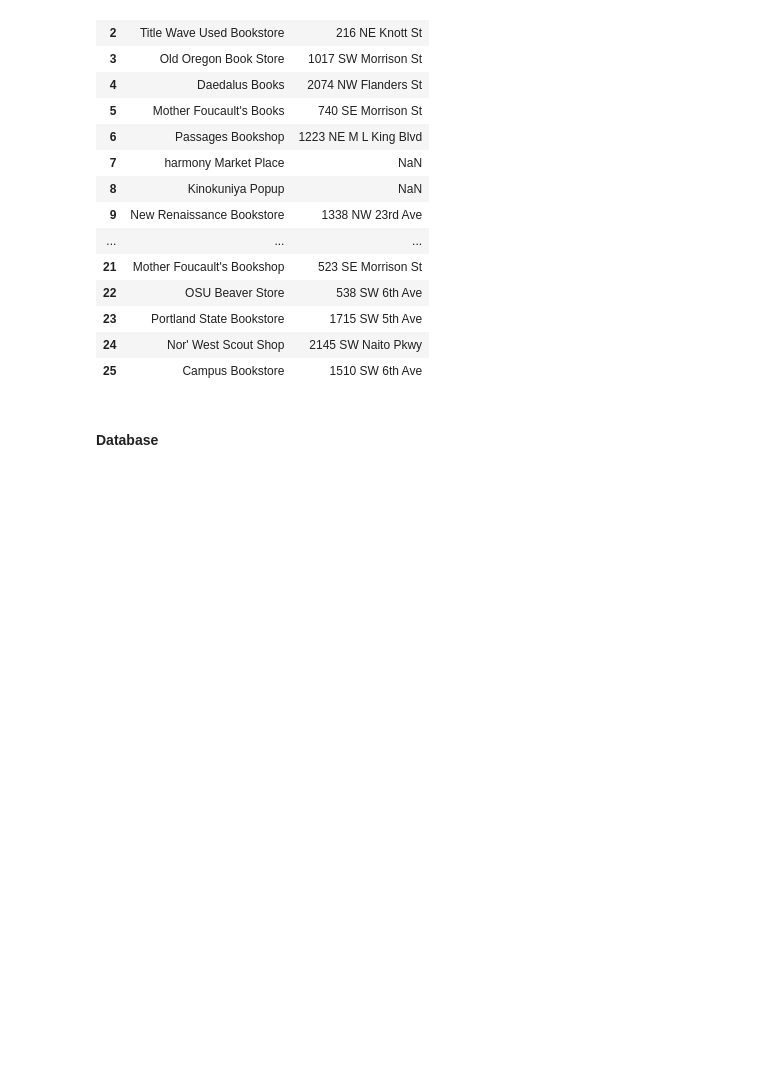
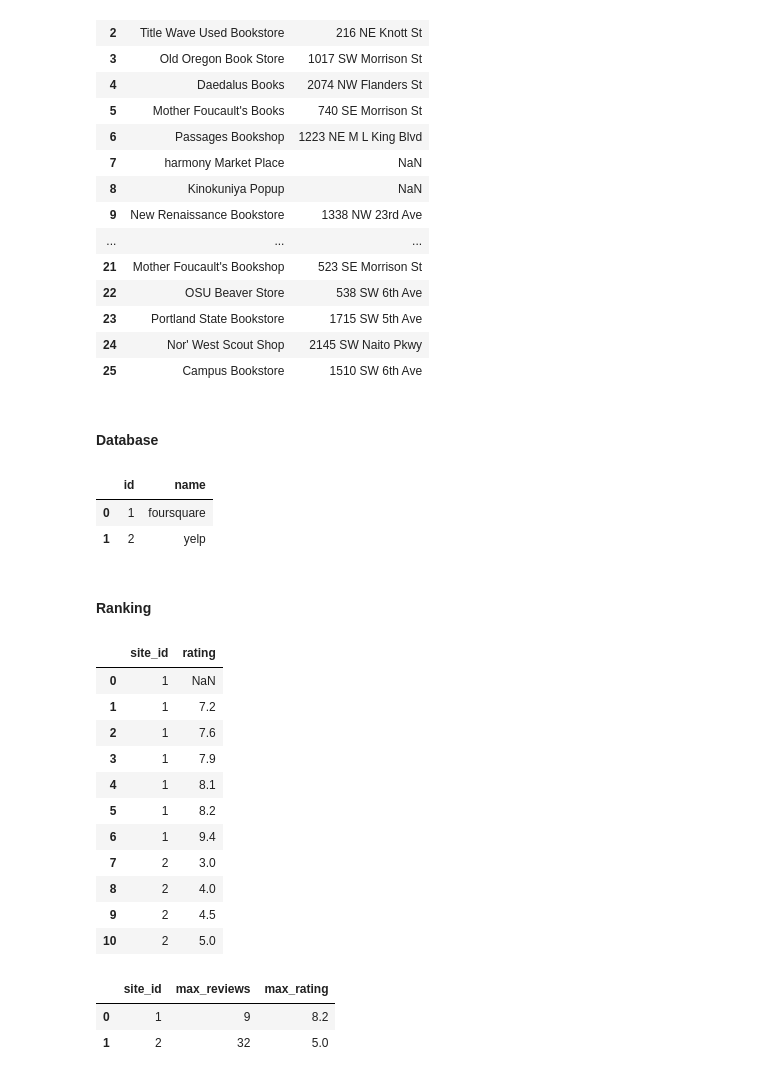
Before and after one commit to def-gthill/mini-project-places, a Jupyter notebook: places.ipynb, the cells around one changed output. Cells and saved outputs as stored; diff of their text form; code cells hidden in the pictures; blank space fills up the shorter version.

```diff
--- a/places.ipynb
+++ b/places.ipynb
@@ -348,0 +350,6 @@ create table place_site_entries(
+# %%
+pd.read_sql("select * from review_sites", connection)
+# %% [output]
+|  | id | name |
+| 0 | 1 | foursquare |
+| 1 | 2 | yelp |
@@ -348,0 +375,30 @@ create table place_site_entries(
+# %% [markdown]
+#### Ranking
+# %%
+pd.read_sql("""
+select distinct site_id, rating from place_site_entries order by site_id, rating
+""", connection)
+# %% [output]
+|  | site_id | rating |
+| 0 | 1 | NaN |
+| 1 | 1 | 7.2 |
+| 2 | 1 | 7.6 |
+| 3 | 1 | 7.9 |
+| 4 | 1 | 8.1 |
+| 5 | 1 | 8.2 |
+| 6 | 1 | 9.4 |
+| 7 | 2 | 3.0 |
+| 8 | 2 | 4.0 |
+| 9 | 2 | 4.5 |
+| 10 | 2 | 5.0 |
+# %%
+pd.read_sql("""
+select site_id, max(review_count) as max_reviews, max(rating) as max_rating
+from place_site_entries
+where place_id != 0
+group by site_id
+""", connection)
+# %% [output]
+|  | site_id | max_reviews | max_rating |
+| 0 | 1 | 9 | 8.2 |
+| 1 | 2 | 32 | 5.0 |
```
Also changed, not shown: parts of 13 cells of this notebook, 1 other file.
